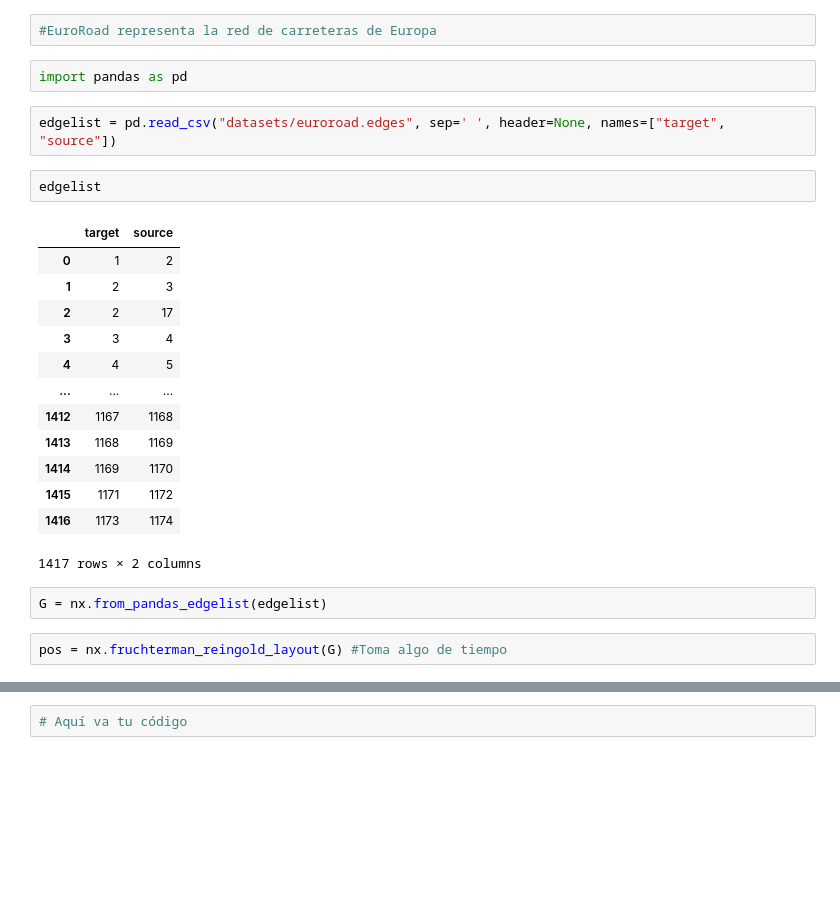
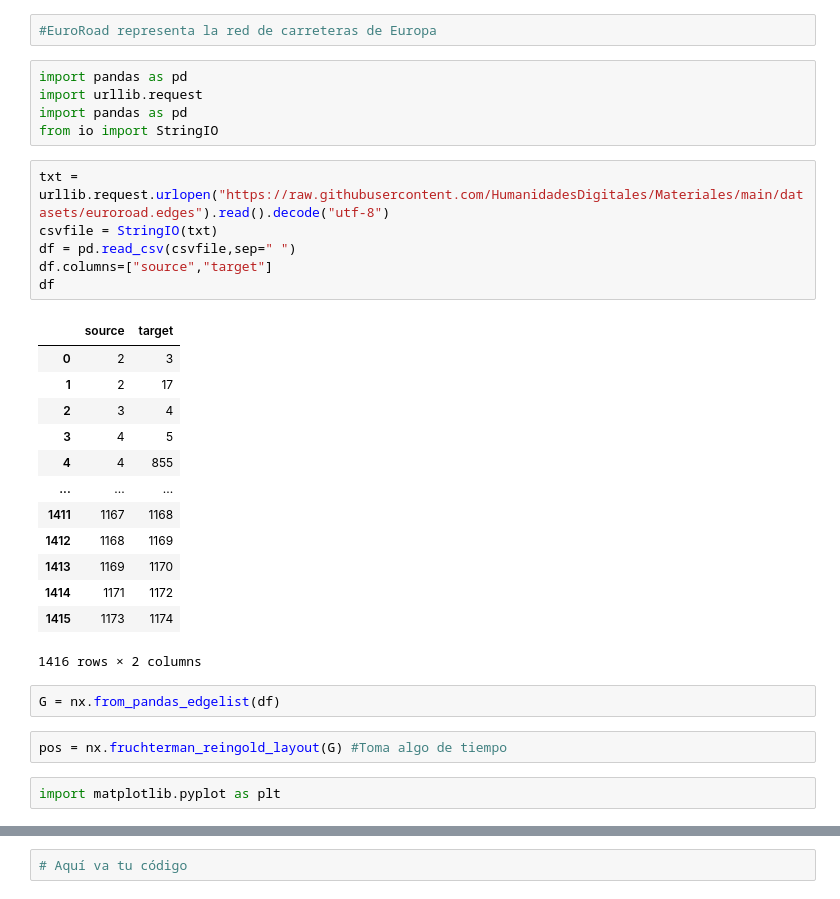
Before and after one commit to HumanidadesDigitales/Materiales, a Jupyter notebook: Redes.ipynb, the cells around one changed output, grey strips where cells are left out. Cells and saved outputs as stored; diff of their text form; blank space fills up the shorter version.

```diff
--- a/Redes.ipynb
+++ b/Redes.ipynb
@@ -164,30 +140,37 @@ centrality
 # Ahora es tu turno.
 # %%
 #EuroRoad representa la red de carreteras de Europa
-# %%
-import pandas as pd
-# %%
-edgelist = pd.read_csv("datasets/euroroad.edges", sep=' ', header=None, names=["target", "source"])
-# %%
-edgelist
-# %% [output]
-|  | target | source |
-| 0 | 1 | 2 |
-| 1 | 2 | 3 |
-| 2 | 2 | 17 |
-| 3 | 3 | 4 |
-| 4 | 4 | 5 |
-| ... | ... | ... |
-| 1412 | 1167 | 1168 |
-| 1413 | 1168 | 1169 |
-| 1414 | 1169 | 1170 |
-| 1415 | 1171 | 1172 |
-| 1416 | 1173 | 1174 |
-1417 rows × 2 columns
+# %%
+import pandas as pd
+import urllib.request
+import pandas as pd
+from io import StringIO
+# %%
+txt = urllib.request.urlopen("https://raw.githubusercontent.com/HumanidadesDigitales/Materiales/main/datasets/euroroad.edges").read().decode("utf-8")
+csvfile = StringIO(txt)
+df = pd.read_csv(csvfile,sep=" ")
+df.columns=["source","target"]
+df
+# %% [output]
+|  | source | target |
+| 0 | 2 | 3 |
+| 1 | 2 | 17 |
+| 2 | 3 | 4 |
+| 3 | 4 | 5 |
+| 4 | 4 | 855 |
+| ... | ... | ... |
+| 1411 | 1167 | 1168 |
+| 1412 | 1168 | 1169 |
+| 1413 | 1169 | 1170 |
+| 1414 | 1171 | 1172 |
+| 1415 | 1173 | 1174 |
+1416 rows × 2 columns
 # %%
-G = nx.from_pandas_edgelist(edgelist)
+G = nx.from_pandas_edgelist(df)
 # %%
 pos = nx.fruchterman_reingold_layout(G) #Toma algo de tiempo
+# %%
+import matplotlib.pyplot as plt
 # %%
 nx.draw_networkx_nodes(G, pos,node_size=10,node_color="red",alpha=0.2)
 nx.draw_networkx_edges(G, pos,alpha=0.5)
```
Also changed, not shown: parts of 8 cells of this notebook.
